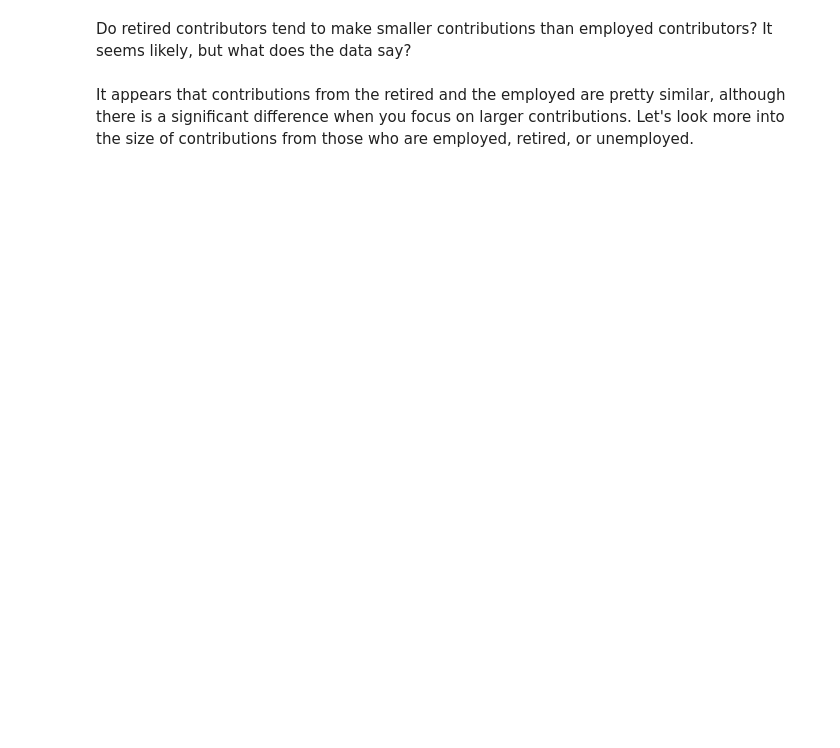
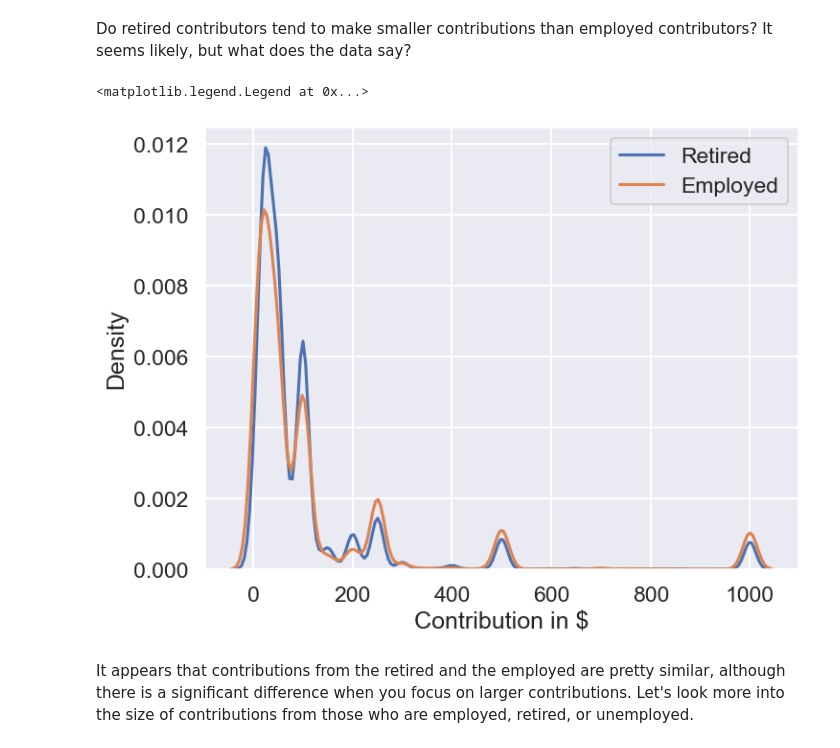
Before and after one commit to olivesdad/CS383, a Jupyter notebook: Homework/wk5/campaign-exploration.ipynb, the cells around one changed output. Cells and saved outputs as stored; diff of their text form; code cells hidden in the pictures; blank space fills up the shorter version.

```diff
--- a/Homework/wk5/campaign-exploration.ipynb
+++ b/Homework/wk5/campaign-exploration.ipynb
@@ -188,12 +188,20 @@ Do retired contributors tend to make smaller contributions than employed contrib
 # %%
 #@ 10 Create a double density plot showing the distribution of
 # contribution amounts from those with employment_status values
 # of RETIRED and EMPLOYED.  Include only contributions of $0-1000.
 # Use Seaborn, and make sure to include
 # a legend.
 # Hint: consider creating two series, one for the contributions
 # from retired contributors, and one for the contributions from
 # employed contributors.
+
+sns.kdeplot(df['contb_receipt_amt'][df['employment_status'] == 'RETIRED'][lambda x: (x>=0) & (x<=1000)],bw_method=0.07, label='Retired')
+sns.kdeplot(df['contb_receipt_amt'][df['employment_status'] == 'EMPLOYED'][lambda x: (x>=0) & (x<=1000)],bw_method=0.07, label='Employed')
+plt.xlabel('Contribution in $')
+plt.legend()
+# %% [output]
+<matplotlib.legend.Legend at 0x...>
+[figure, added]
 # %% [markdown]
 It appears that contributions from the retired and the employed are pretty similar, although there is a significant difference when you focus on larger contributions.  Let's look more into the size of contributions from those who are employed, retired, or unemployed.
 # %%
```
Also changed, not shown: parts of 2 cells of this notebook.
